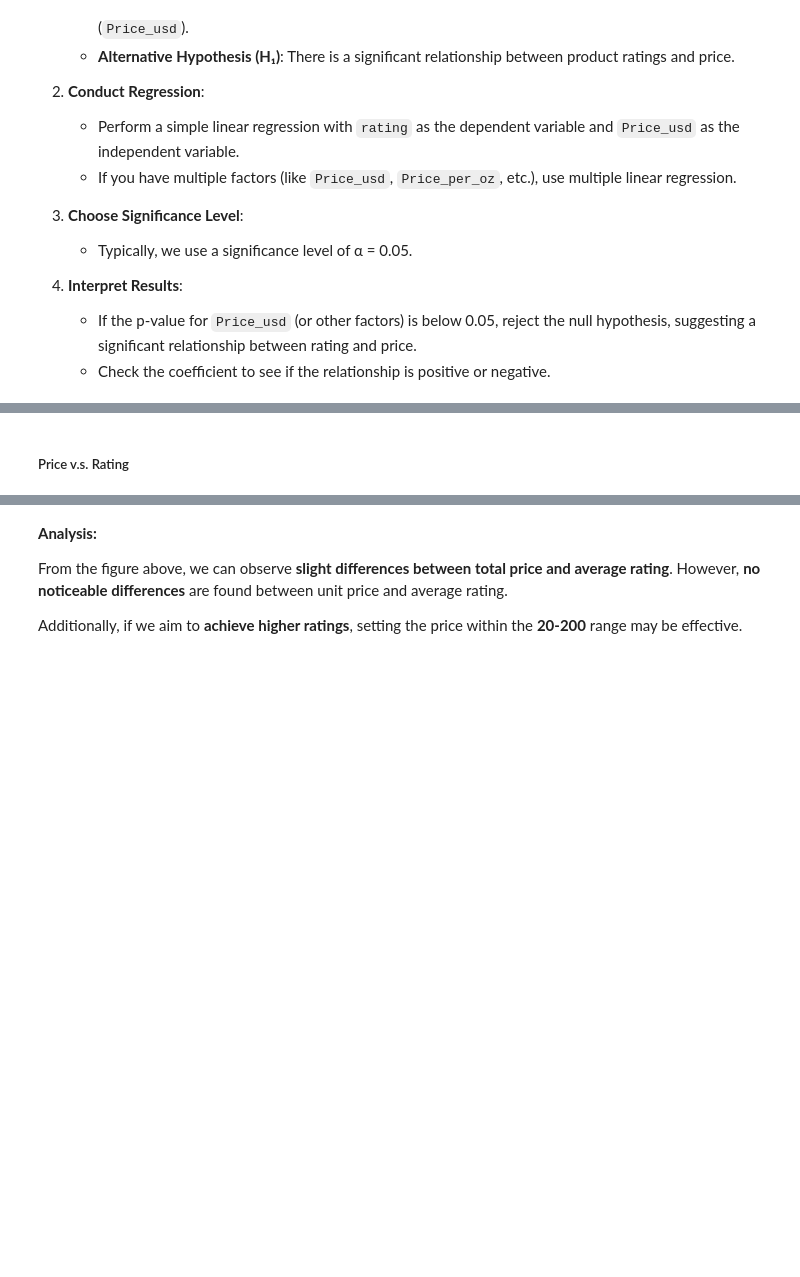
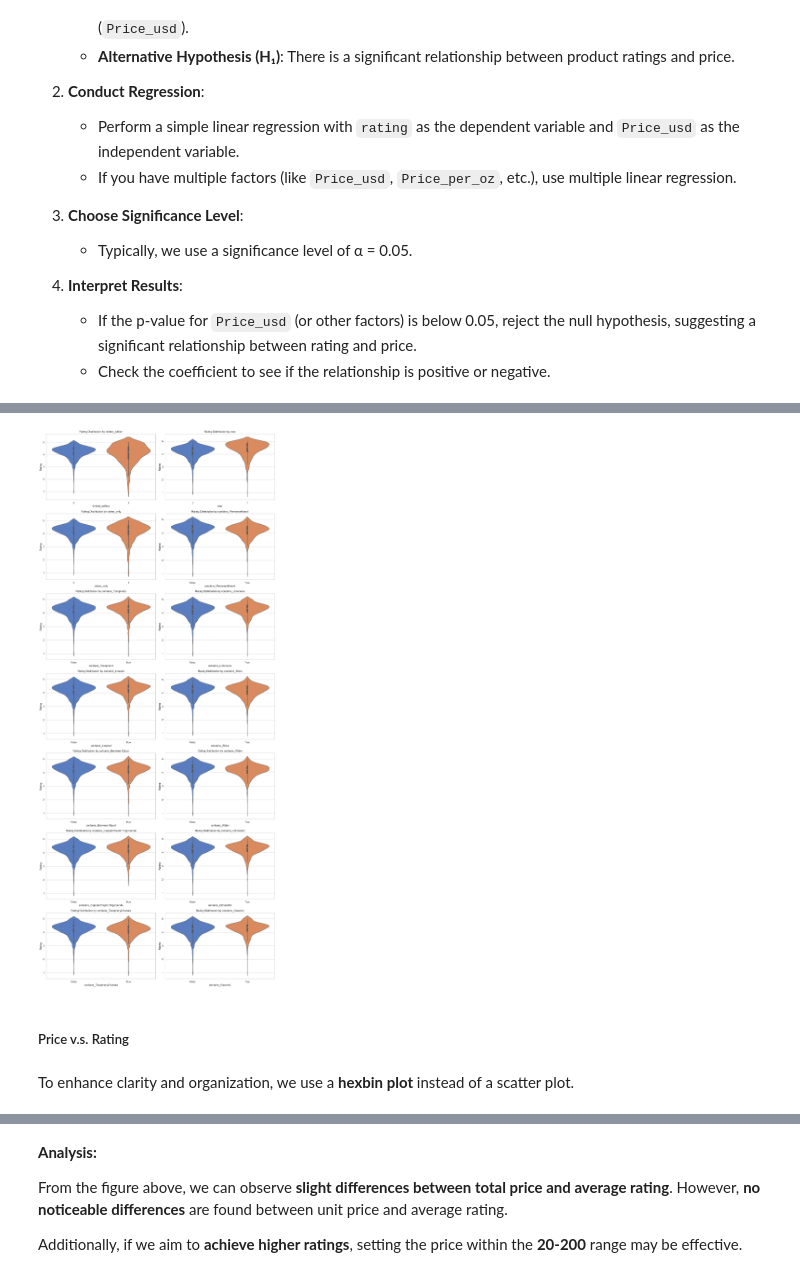
Before and after one commit to Geniusly-Stupid/Sephora-Data-Analysis-SI618, a Jupyter notebook: project_part2.ipynb, the cells around one changed output, grey strips where cells are left out. Saved outputs shown, nothing was run; the diff lists cells and outputs as text; code cells hidden in the pictures; blank space fills up the shorter version.

```diff
--- a/project_part2.ipynb
+++ b/project_part2.ipynb
@@ -531,5 +1047,41 @@ This is for testing correlation with continuous variables like `Price_usd`
+# %%
+import seaborn as sns
+import matplotlib.pyplot as plt
+
+# List of boolean features to plot
+boolean_features = [
+    'limited_edition', 'new', 'online_only', 'contains_Phenoxyethanol',
+    'contains_Tocopherol', 'contains_Limonene', 'contains_Linalool',
+    'contains_Silica', 'contains_Butylene Glycol', 'contains_Water',
+    'contains_Caprylic/Capric Triglyceride', 'contains_Citronellol',
+    'contains_Tocopheryl Acetate', 'contains_Geraniol'
+]
+
+# Set up the plot style and size
+sns.set(style="whitegrid")
+num_features = len(boolean_features)
+num_cols = 2  # Number of columns for the plots
+num_rows = (num_features + 1) // num_cols  # Calculate required rows
+
+plt.figure(figsize=(15, num_rows * 5))  # Adjust figure size
+
+# Loop through each boolean feature and create a violin plot
+for i, feature in enumerate(boolean_features, 1):
+    plt.subplot(num_rows, num_cols, i)
+    sns.violinplot(x=feature, y='rating', data=product_df, hue=feature, palette="muted", legend=False)
+    plt.title(f"Rating Distribution by {feature}")
+    plt.xlabel(feature)
+    plt.ylabel("Rating")
+
+# Adjust layout for better display
+plt.tight_layout()
+plt.show()
+# %% [output]
+[figure, added]
 # %% [markdown]
 ##### Price v.s. Rating
+# %% [markdown]
+To enhance clarity and organization, we use a **hexbin plot** instead of a scatter plot.
 # %%
 # Hexbin Plot (Rating vs Price)
 # Filter products with price <= 350 USD
```
Also changed, not shown: parts of 66 cells of this notebook.
